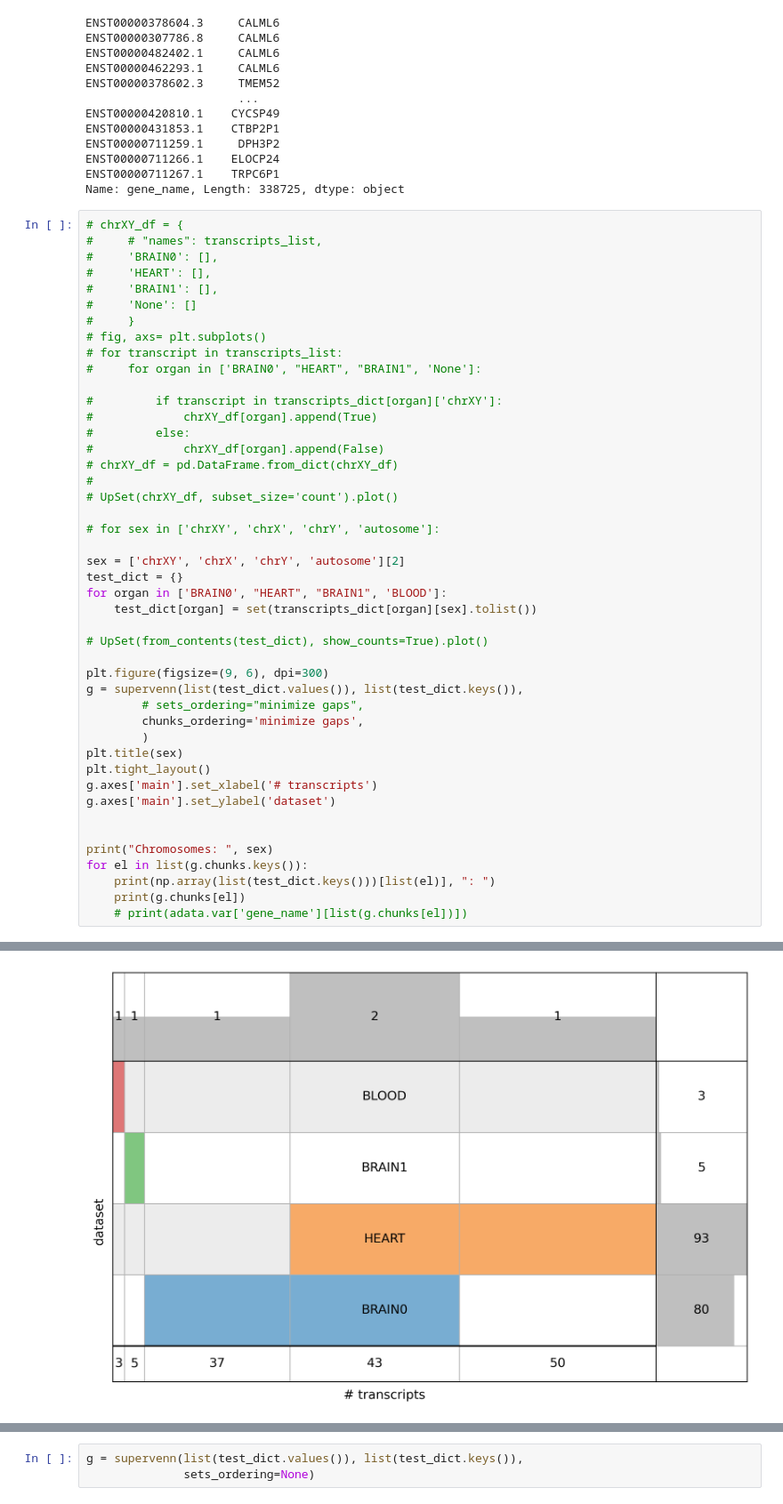
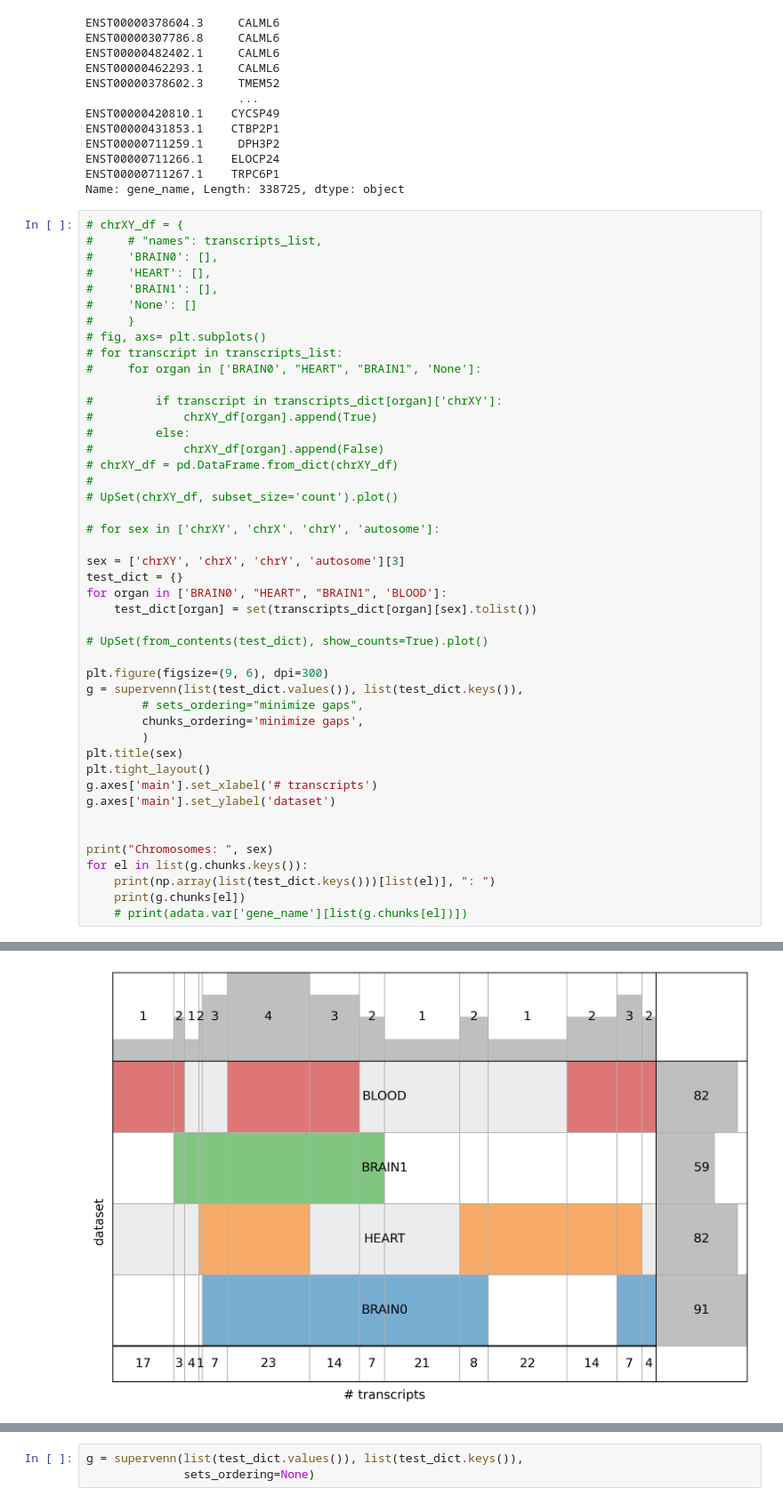
Before and after one commit to zodelheim/sea-infer-rna-seq, a Jupyter notebook: notebooks/FindBestTranscriptsIntersectionForSex.ipynb, the cells around one changed output, grey strips where cells are left out. Shown at 89% size. Cells and saved outputs as stored; diff of their text form.

```diff
--- a/notebooks/FindBestTranscriptsIntersectionForSex.ipynb
+++ b/notebooks/FindBestTranscriptsIntersectionForSex.ipynb
@@ -165,7 +167,7 @@ Name: gene_name, Length: 338725, dtype: object
 
 # for sex in ['chrXY', 'chrX', 'chrY', 'autosome']:
 
-sex = ['chrXY', 'chrX', 'chrY', 'autosome'][2]
+sex = ['chrXY', 'chrX', 'chrY', 'autosome'][3]
 test_dict = {}
 for organ in ['BRAIN0', "HEART", "BRAIN1", 'BLOOD']:
     test_dict[organ] = set(transcripts_dict[organ][sex].tolist())
@@ -203,4 +211,4 @@ Chromosomes:  chrY
-[figure, old version]
+[figure, new version]
 # %%
 organ = ['BRAIN0', "HEART", "BRAIN1", 'None'][2]
 test_dict = {}
```
Also changed, not shown: parts of 5 cells of this notebook.
